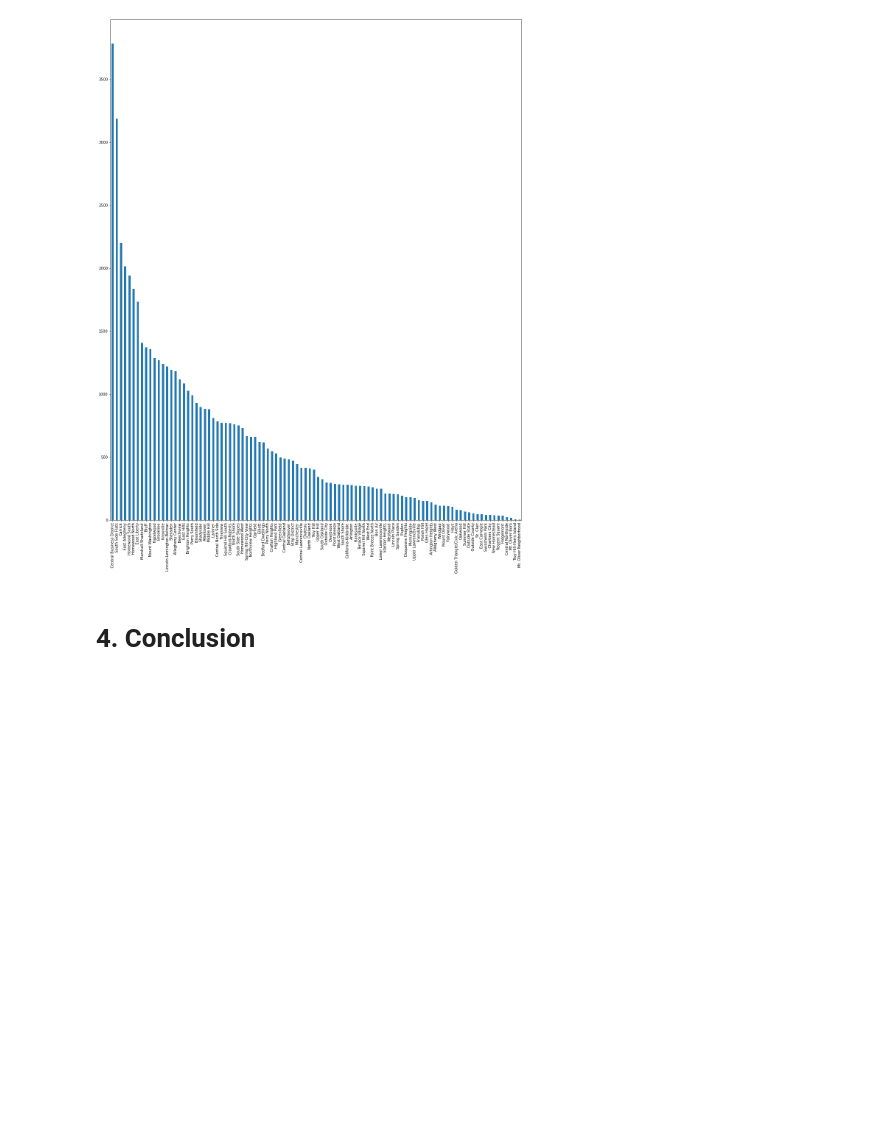
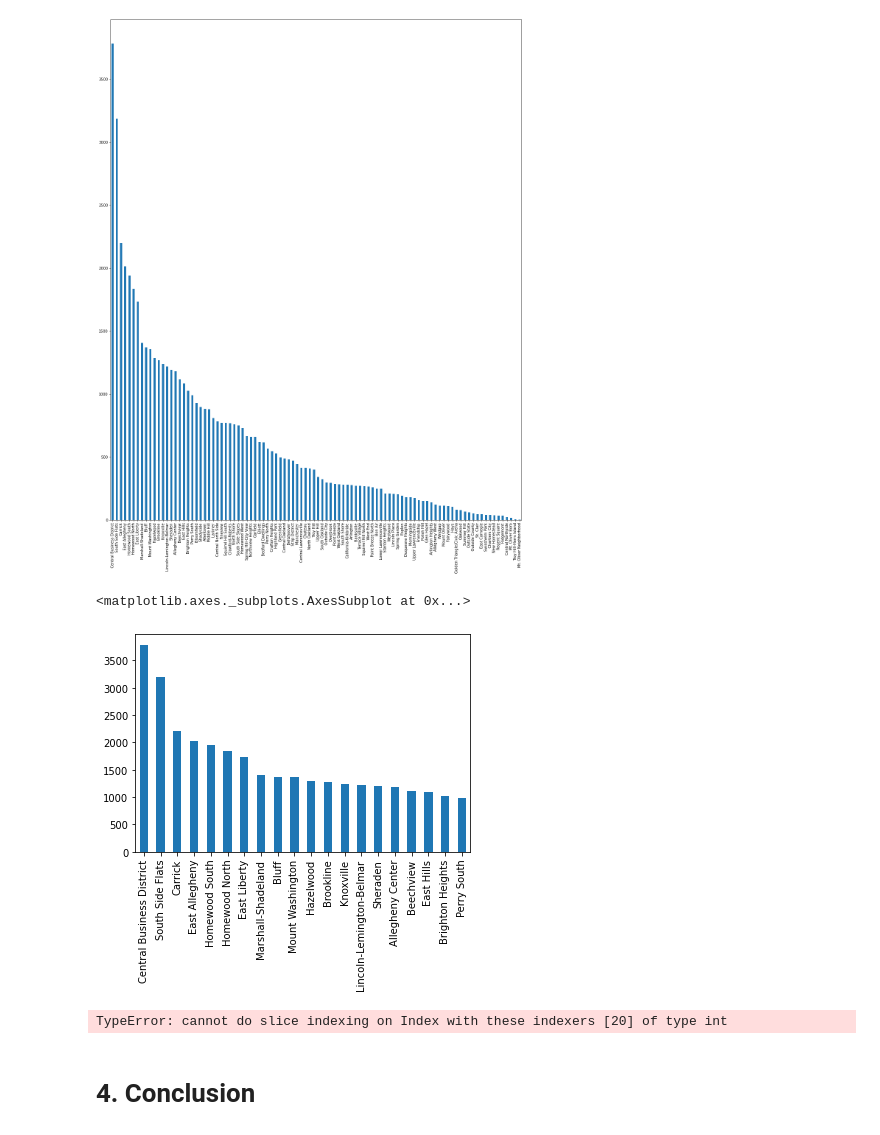
Before and after one commit to Yuu1128/Group-30-Final-Project, a Jupyter notebook: DaiFinalProj.ipynb, the cells around one changed output. Cells and saved outputs as stored; diff of their text form; code cells hidden in the pictures; blank space fills up the shorter version.

```diff
--- a/DaiFinalProj.ipynb
+++ b/DaiFinalProj.ipynb
@@ -51,5 +51,28 @@ arrest["INCIDENTNEIGHBORHOOD"].value_counts().plot(kind ='bar',rot = 90, figsize
 # %% [output]
 <matplotlib.axes._subplots.AxesSubplot at 0x...>
 [figure]
+# %%
+import pandas as pd
+import matplotlib.pyplot as plt
+
+arrest = pd.read_csv("arrest.csv")
+top_20 = (arrest['INCIDENTNEIGHBORHOOD'].value_counts()).iloc[:20]
+
+#create bar chart to visualize top 20 values
+top_20.plot(kind ='bar')
+# %% [output]
+<matplotlib.axes._subplots.AxesSubplot at 0x...>
+[figure, added]
+# %%
+import pandas as pd
+import matplotlib.pyplot as plt
+
+arrest = pd.read_csv("arrest.csv")
+low_20 = (arrest['INCIDENTNEIGHBORHOOD'].value_counts()).iloc[:20]
+
+#create bar chart to visualize bottom 20 values
+low_20.plot(kind ='bar')
+# %% [output]
+TypeError: cannot do slice indexing on Index with these indexers [20] of type int
 # %% [markdown]
 # 4. Conclusion
```
Also changed, not shown: parts of 1 cell of this notebook, 1 other file.
